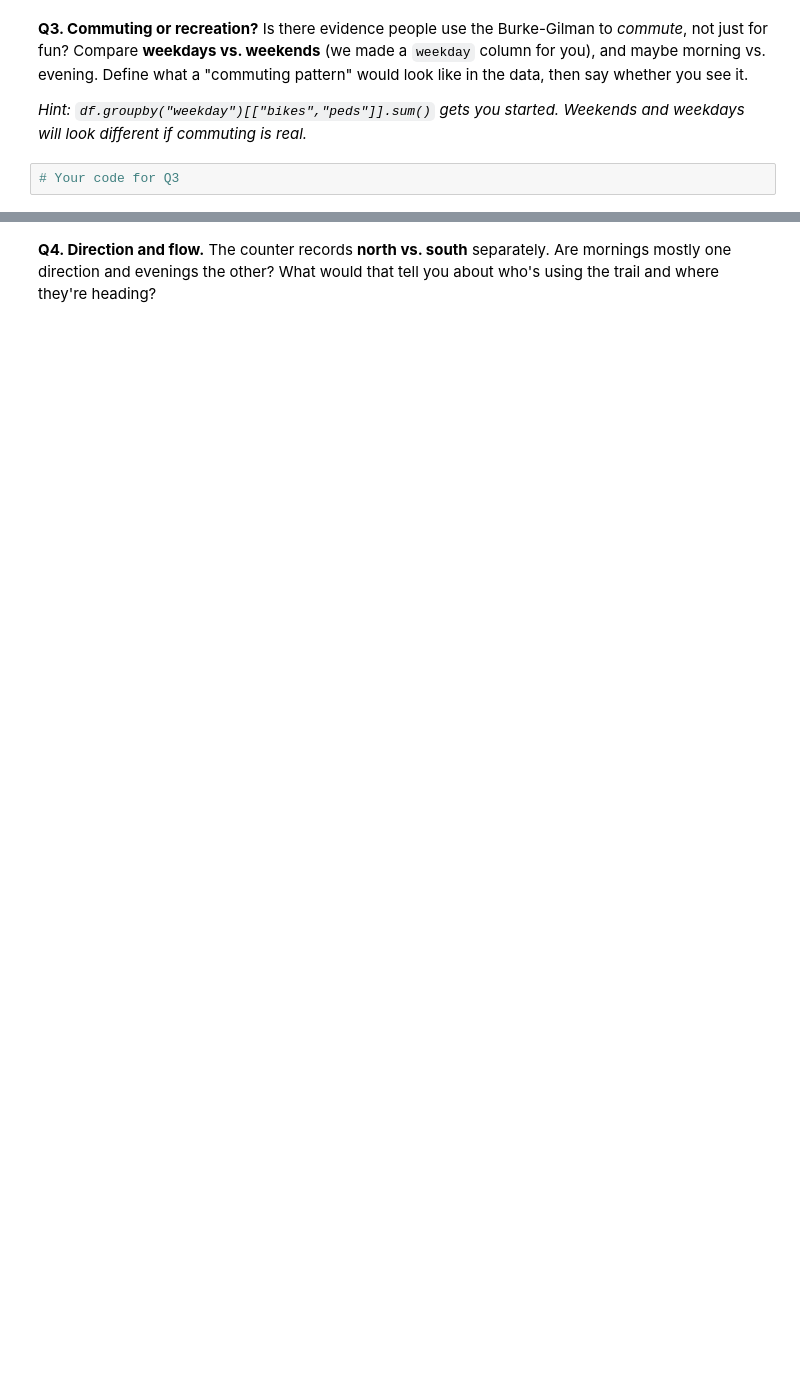
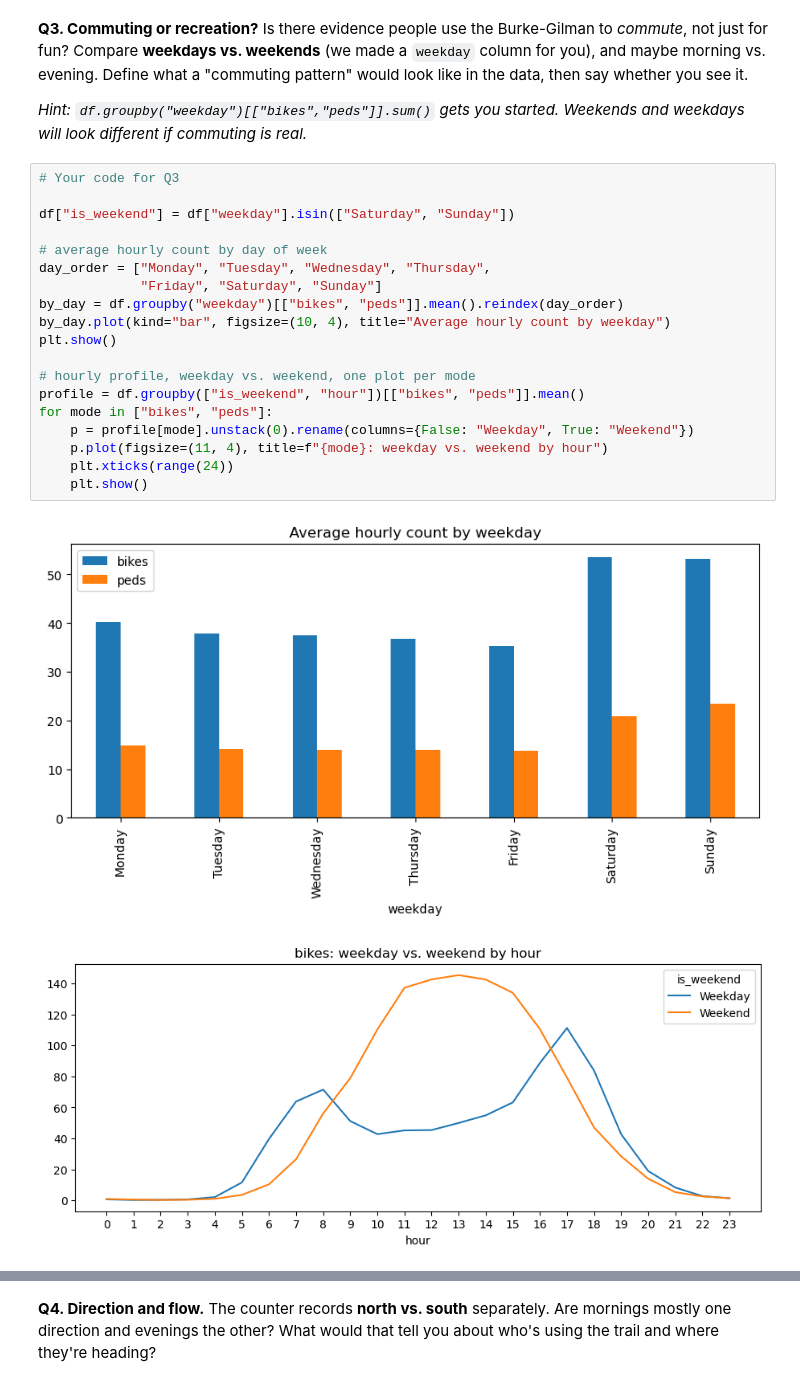
Before and after one commit to ikumar-5/hcde-410-a-123, a Jupyter notebook: A1/A1.ipynb, the cells around one changed output, grey strips where cells are left out. Drawn from its saved outputs; the diff is of its cells as text; blank space fills up the shorter version.

```diff
--- a/A1/A1.ipynb
+++ b/A1/A1.ipynb
@@ -121,3 +209,23 @@ Is there evidence people use the Burke-Gilman to *commute*, not just for fun? Co
 *Hint: `df.groupby("weekday")[["bikes","peds"]].sum()` gets you started. Weekends and weekdays will look different if commuting is real.*
 # %%
 # Your code for Q3
+
+df["is_weekend"] = df["weekday"].isin(["Saturday", "Sunday"])
+
+# average hourly count by day of week
+day_order = ["Monday", "Tuesday", "Wednesday", "Thursday",
+             "Friday", "Saturday", "Sunday"]
+by_day = df.groupby("weekday")[["bikes", "peds"]].mean().reindex(day_order)
+by_day.plot(kind="bar", figsize=(10, 4), title="Average hourly count by weekday")
+plt.show()
+
+# hourly profile, weekday vs. weekend, one plot per mode
+profile = df.groupby(["is_weekend", "hour"])[["bikes", "peds"]].mean()
+for mode in ["bikes", "peds"]:
+    p = profile[mode].unstack(0).rename(columns={False: "Weekday", True: "Weekend"})
+    p.plot(figsize=(11, 4), title=f"{mode}: weekday vs. weekend by hour")
+    plt.xticks(range(24))
+    plt.show()
+# %% [output]
+[figure, added]
+[figure, added]
```
Also changed, not shown: parts of 15 cells of this notebook, 1 other file.
